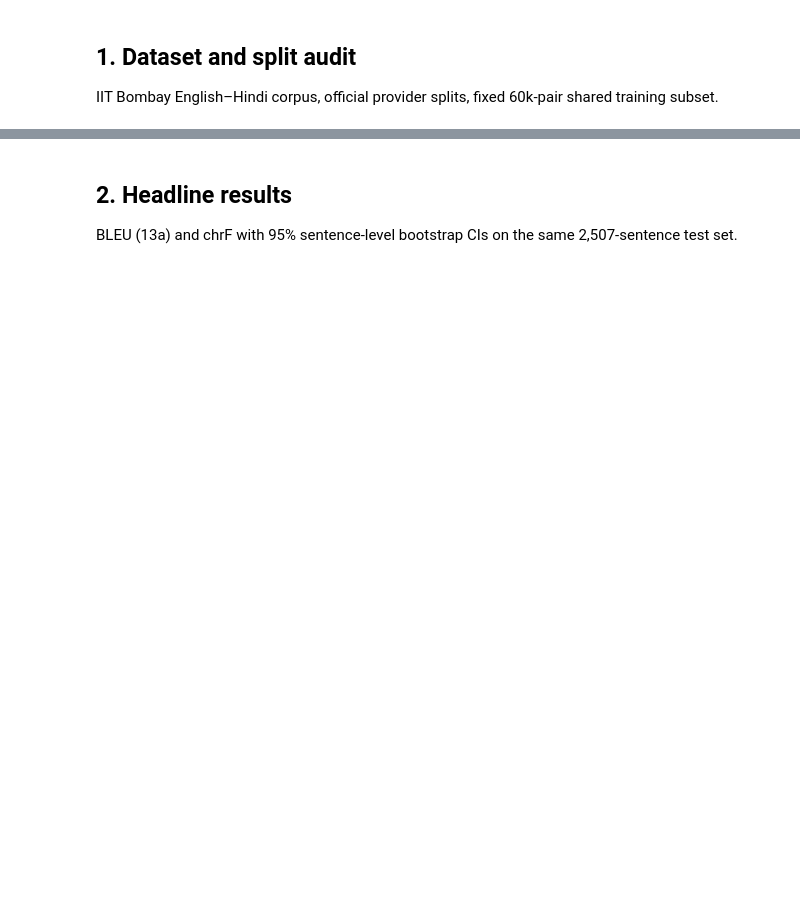
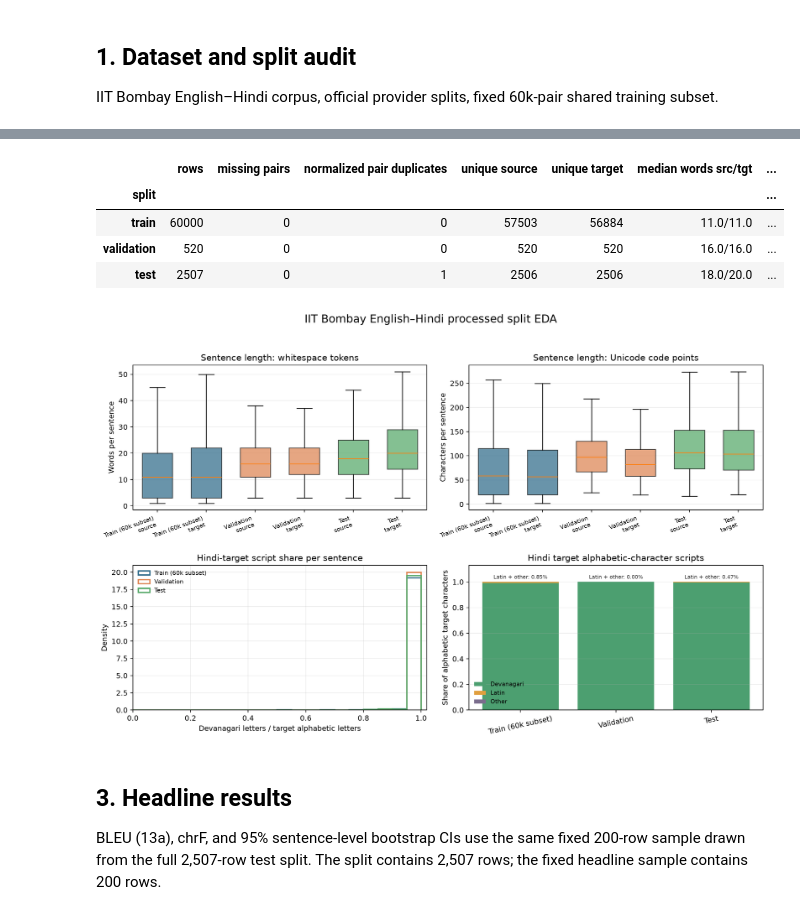
Before and after one commit to AkCodes23/FGAI_Assignment_2, a Jupyter notebook: notebooks/01_results_walkthrough.ipynb, the cells around one changed output, grey strips where cells are left out. Drawn from its saved outputs; the diff is of its cells as text; code cells hidden in the pictures; blank space fills up the shorter version.

```diff
--- a/notebooks/01_results_walkthrough.ipynb
+++ b/notebooks/01_results_walkthrough.ipynb
@@ -25,7 +44,34 @@ stats['leakage_audit']
+# %%
+eda = json.loads((RES / 'eda_summary.json').read_text(encoding='utf-8'))
+eda_rows = []
+for split, values in eda['splits'].items():
+    shares = values['target_alphabetic_script_letter_shares']
+    eda_rows.append({
+        'split': split,
+        'rows': values['rows'],
+        'missing pairs': values['missing_pairs'],
+        'normalized pair duplicates': values['normalized_exact_pair_duplicate_rows'],
+        'unique source': values['unique_source_sentences'],
+        'unique target': values['unique_target_sentences'],
+        'median words src/tgt': f"{values['source_words']['p50']}/{values['target_words']['p50']}",
+        'median chars src/tgt': f"{values['source_characters']['p50']}/{values['target_characters']['p50']}",
+        'mean target Devanagari ratio': values['target_devanagari_ratio_per_sentence']['mean'],
+        'target letters Devanagari %': round(100 * shares['devanagari'], 2),
+        'target letters Latin %': round(100 * shares['latin'], 2),
+    })
+display(pd.DataFrame(eda_rows).set_index('split'))
+display(Image(filename=str(ROOT / eda['figure'])))
+# %% [output]
+|  | rows | missing pairs | normalized pair duplicates | unique source | unique target | median words src/tgt | ... |
+| split |  |  |  |  |  |  | ... |
+| train | 60000 | 0 | 0 | 57503 | 56884 | 11.0/11.0 | ... |
+| validation | 520 | 0 | 0 | 520 | 520 | 16.0/16.0 | ... |
+| test | 2507 | 0 | 1 | 2506 | 2506 | 18.0/20.0 | ... |
+[figure, added]
 # %% [markdown]
-## 2. Headline results
+## 3. Headline results
 
-BLEU (13a) and chrF with 95% sentence-level bootstrap CIs on the same 2,507-sentence test set.
+BLEU (13a), chrF, and 95% sentence-level bootstrap CIs use the same fixed 200-row sample drawn from the full 2,507-row test split. The split contains 2,507 rows; the fixed headline sample contains 200 rows.
 # %%
 df = pd.read_csv(RES / 'summary_table.csv')
 display(df[['system','architecture','params_m','train_or_adapt_s','inference_s','bleu','chrf','ter']])
```
Also changed, not shown: parts of 12 cells of this notebook, 30 other files.
